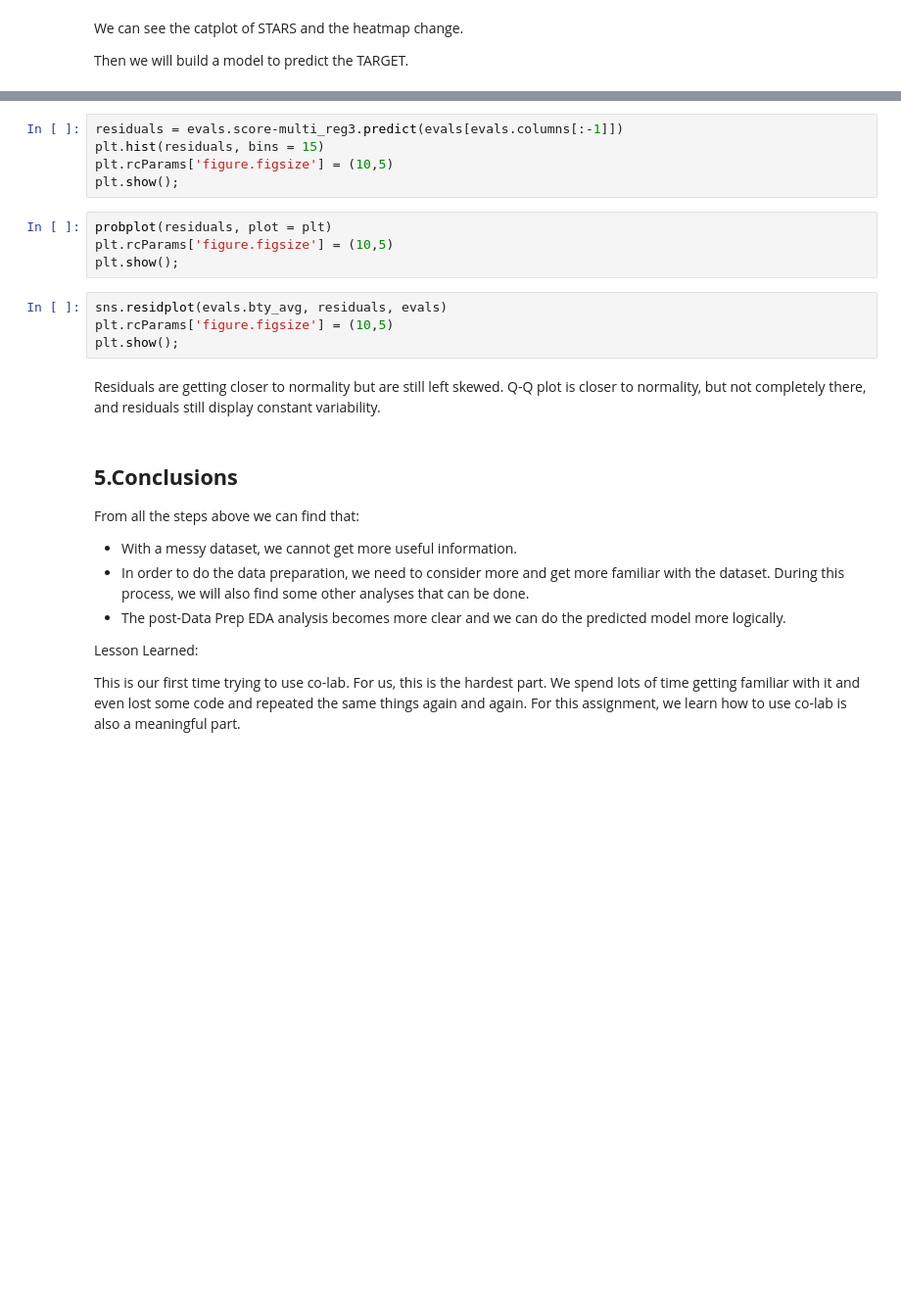
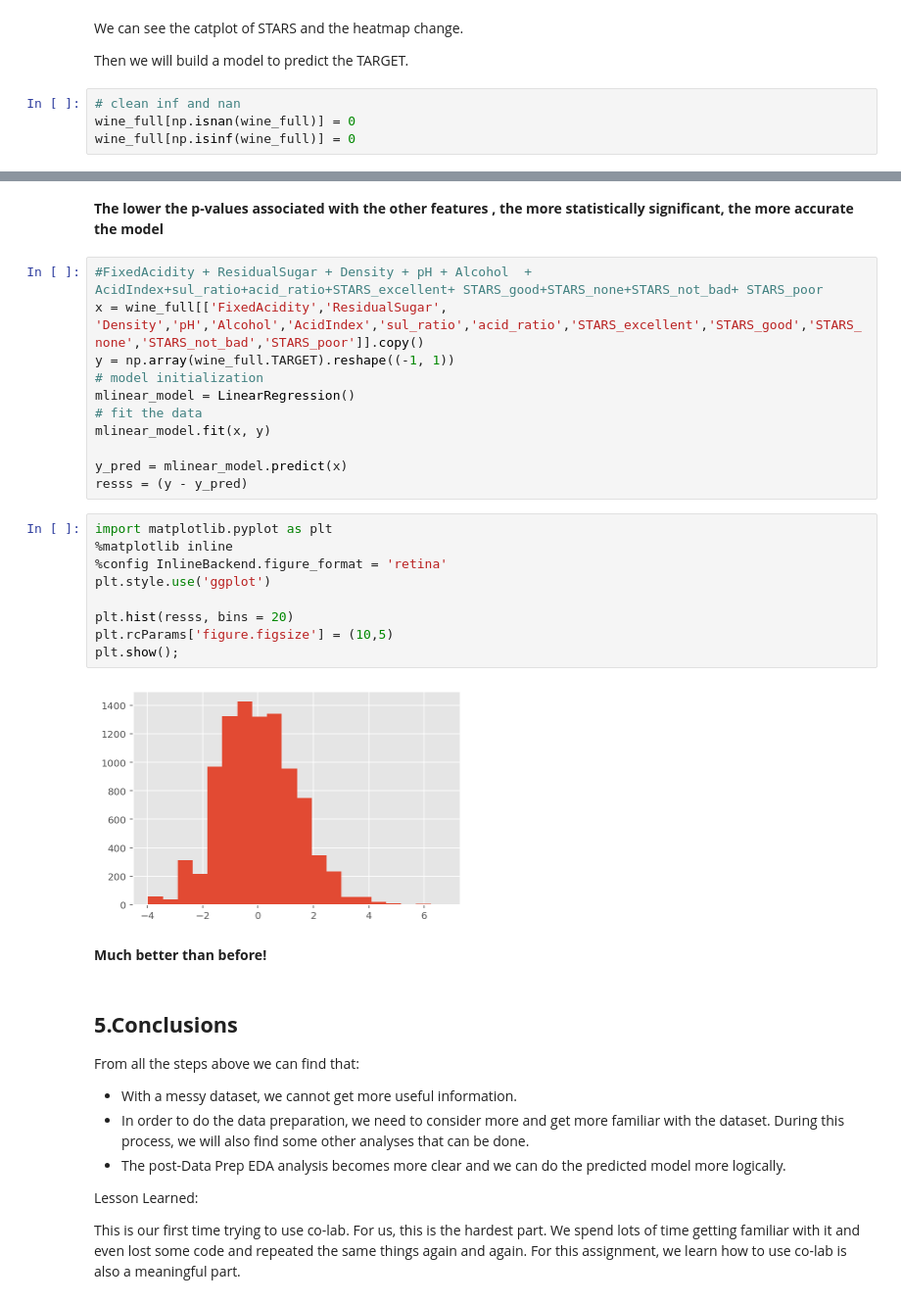
Before and after one commit to gegeli638/DAV-6150, a Jupyter notebook: Gege_Li_Zhijing_Zhang_M3_assn_.ipynb, the cells around one changed output, grey strips where cells are left out. Shown at 98% size. Drawn from its saved outputs; the diff is of its cells as text; blank space fills up the shorter version.

```diff
--- a/Gege_Li_Zhijing_Zhang_M3_assn_.ipynb
+++ b/Gege_Li_Zhijing_Zhang_M3_assn_.ipynb
@@ -480,3 +481,7 @@ plt.show()
 We can see the catplot of STARS and the heatmap change.
 
 Then we will build a model to predict the TARGET.
+# %%
+# clean inf and nan
+wine_full[np.isnan(wine_full)] = 0
+wine_full[np.isinf(wine_full)] = 0
@@ -487,18 +512,29 @@ print(multi_reg3.summary())
-# %%
-residuals = evals.score-multi_reg3.predict(evals[evals.columns[:-1]])
-plt.hist(residuals, bins = 15)
-plt.rcParams['figure.figsize'] = (10,5)
-plt.show();
+# %% [markdown]
+**The lower the p-values associated with the other features , the more statistically significant, the more accurate the model**
+# %%
+#FixedAcidity + ResidualSugar + Density + pH + Alcohol  + AcidIndex+sul_ratio+acid_ratio+STARS_excellent+ STARS_good+STARS_none+STARS_not_bad+ STARS_poor
+x = wine_full[['FixedAcidity','ResidualSugar', 'Density','pH','Alcohol','AcidIndex','sul_ratio','acid_ratio','STARS_excellent','STARS_good','STARS_none','STARS_not_bad','STARS_poor']].copy()
+y = np.array(wine_full.TARGET).reshape((-1, 1))
+# model initialization
+mlinear_model = LinearRegression()
+# fit the data
+mlinear_model.fit(x, y)
+
+y_pred = mlinear_model.predict(x)
+resss = (y - y_pred)
 # %%
-probplot(residuals, plot = plt)
+import matplotlib.pyplot as plt
+%matplotlib inline
+%config InlineBackend.figure_format = 'retina'
+plt.style.use('ggplot')
+
+plt.hist(resss, bins = 20)
 plt.rcParams['figure.figsize'] = (10,5)
 plt.show();
+# %% [output]
+[figure, added]
-# %%
-sns.residplot(evals.bty_avg, residuals, evals)
-plt.rcParams['figure.figsize'] = (10,5)
-plt.show();
-# %% [markdown]
-Residuals are getting closer to normality but are still left skewed. Q-Q plot is closer to normality, but not completely there, and residuals still display constant variability.
+# %% [markdown]
+**Much better than before!**
 # %% [markdown]
 ## **5.Conclusions**
 From all the steps above we can find that:
```
Also changed, not shown: parts of 6 cells of this notebook.
